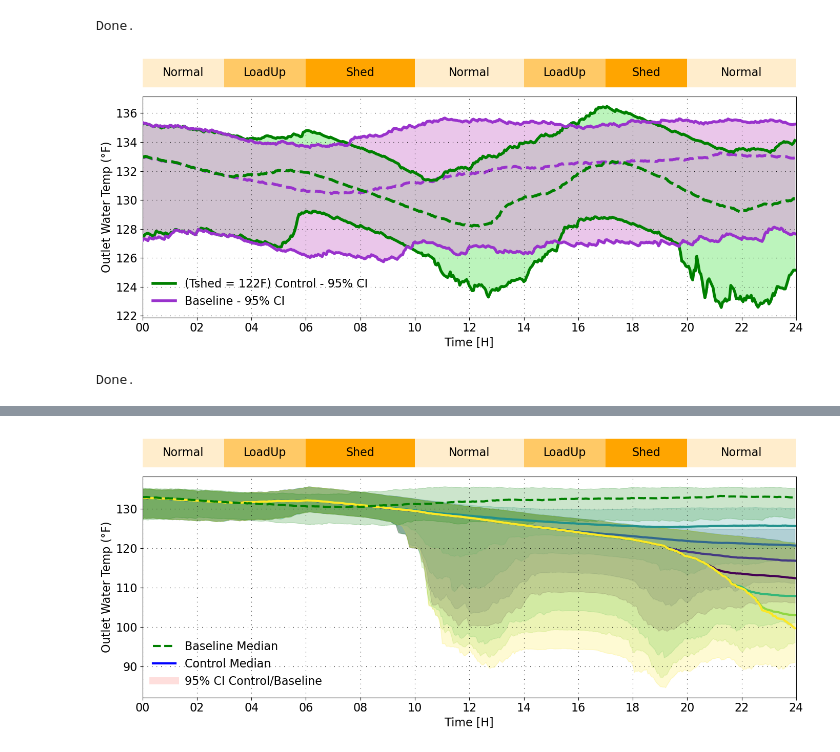
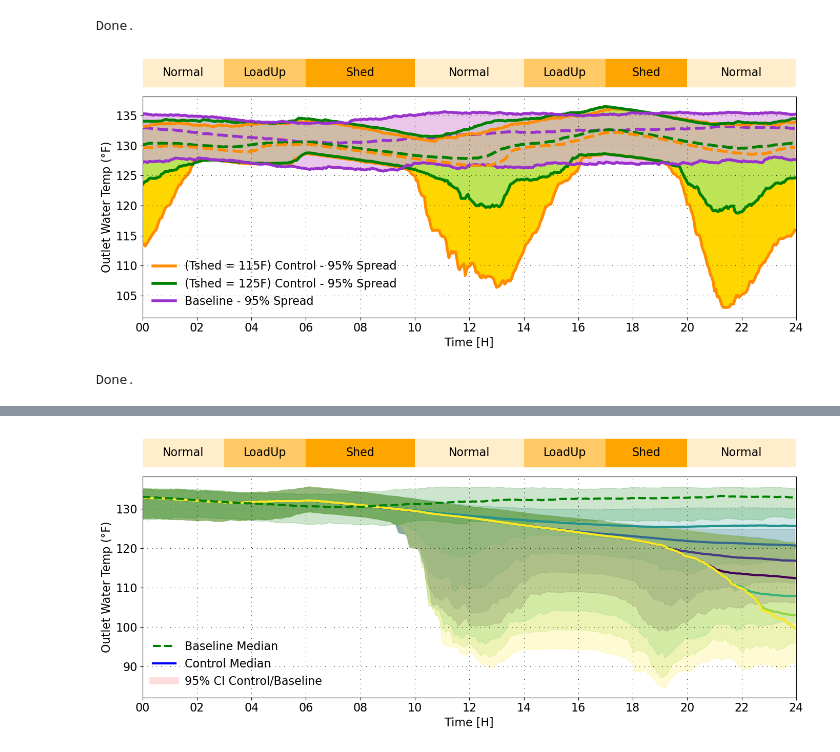
Before and after one commit to PortlandStatePowerLab/OCHRE_Run_Scripts, a Jupyter notebook: X2_PlotViolin.ipynb, the cells around one changed output, grey strips where cells are left out. Cells and saved outputs as stored; diff of their text form; code cells hidden in the pictures.

```diff
--- a/X2_PlotViolin.ipynb
+++ b/X2_PlotViolin.ipynb
@@ -627,8 +627,8 @@ import os
 A = 16
 
 BASELINE_PARQUET = r"C:\Users\danap\OCHRE_Working\180113_1_3_BaselineLoad_Control.parquet"
-CONTROL_PARQUET  = r"C:\Users\danap\OCHRE_Working\180113_1_3_EnergyShed122_Control.parquet"
-CONTROL_PARQUET2 = r"C:\Users\danap\OCHRE_Working\180113_1_3_EnergyShed122_Control.parquet"
+CONTROL_PARQUET  = r"C:\Users\danap\OCHRE_Working\180113_1_3_EnergyShed_115_Control.parquet"
+CONTROL_PARQUET2 = r"C:\Users\danap\OCHRE_Working\180113_1_3_EnergyShed_125_Control.parquet"
 
 TIME_COL = "Time"
 HOME_COL = "Home"
@@ -662,23 +662,56 @@ def compute_time_series_percentiles(filepath, label):
     df_ts['Dataset'] = label
     return df_ts
 
-def compute_time_series_percentilesDB(filepath, label, deadband_F=None):
-    """Compute per-time 2.5th / 97.5th percentile and median across homes.
-       Optionally filter values outside a deadband (data-driven center)."""
+# def compute_time_series_percentilesDB(filepath, label, deadband_F=None):
+#     """Compute per-time 2.5th / 97.5th percentile and median across homes.
+#        Optionally filter values outside a deadband (data-driven center)."""
+
+#     df = pd.read_parquet(filepath)
+#     df[TIME_COL] = pd.to_datetime(df[TIME_COL])
+#     df[TEMP_COL_F] = df[TEMP_COL_C] * 9/5 + 32
+#     df['Dataset'] = label
+
+#     # Apply deadband filtering ONLY if requested
+#     if deadband_F is not None:
+#         center = df[TEMP_COL_F].median()
+#         low = center - deadband_F
+#         high = center + deadband_F
+#         df = df[(df[TEMP_COL_F] >= low) & (df[TEMP_COL_F] <= high)]
+
+#     # Per-time aggregation (unchanged)
+#     df_ts = df.groupby(TIME_COL)[TEMP_COL_F].agg(
+#         P2_5=lambda x: np.percentile(x, 2.5) if len(x) else np.nan,
+#         P97_5=lambda x: np.percentile(x, 97.5) if len(x) else np.nan,
+#         Median='median'
+#     ).reset_index()
+
+#     df_ts['Dataset'] = label
+#     return df_ts
+
+def compute_time_series_percentilesDB(filepath, label, deadband=None):
+    """
+    Compute per-time 2.5th / 97.5th percentile and median across homes.
+    Optionally filter data by a discrete deadband setpoint.
+
+    Args:
+        filepath (str): Path to parquet file.
+        label (str): Dataset label to include in output.
+        deadband (int/float, optional): If provided, selects rows where df['Deadband'] == deadband.
+
+    Returns:
+        pd.DataFrame: Columns ['TIME_COL', 'P2_5', 'P97_5', 'Median', 'Dataset']
+    """
 
     df = pd.read_parquet(filepath)
     df[TIME_COL] = pd.to_datetime(df[TIME_COL])
     df[TEMP_COL_F] = df[TEMP_COL_C] * 9/5 + 32
     df['Dataset'] = label
 
-    # Apply deadband filtering ONLY if requested
-    if deadband_F is not None:
-        center = df[TEMP_COL_F].median()
-        low = center - deadband_F
-        high = center + deadband_F
-        df = df[(df[TEMP_COL_F] >= low) & (df[TEMP_COL_F] <= high)]
+    # Filter by discrete deadband setpoint if requested
+    if deadband is not None and "Deadband" in df.columns:
+        df = df[df["Deadband"] == deadband]
 
-    # Per-time aggregation (unchanged)
+    # Compute per-time summary statistics
     df_ts = df.groupby(TIME_COL)[TEMP_COL_F].agg(
         P2_5=lambda x: np.percentile(x, 2.5) if len(x) else np.nan,
         P97_5=lambda x: np.percentile(x, 97.5) if len(x) else np.nan,
@@ -687,6 +720,7 @@ def compute_time_series_percentilesDB(filepath, label, deadband_F=None):
 
     df_ts['Dataset'] = label
     return df_ts
+
 
 
 
@@ -724,39 +758,20 @@ ax_bar.axis('off')
 ax_bar.set_xlim(0, sum(period_lengths))
 
 # ----------------- PLOT CONTROL AND BASELINE CURVES -----------------
-# # Control percentiles
-# ax_ts.plot(hours_ctrl, df_ctrl_ts['P2_5'], linestyle='-', color='xkcd:blue', label='(Tshed = 125F) Control - 95% CI', zorder=5, linewidth=3)
-# ax_ts.plot(hours_ctrl, df_ctrl_ts['P97_5'], linestyle='-', color='xkcd:blue', zorder=5, linewidth=3)
-# ax_ts.fill_between(hours_ctrl, df_ctrl_ts['P2_5'], df_ctrl_ts['P97_5'], color='xkcd:lightblue', alpha=0.3)
-# ax_ts.plot(hours_ctrl, df_ctrl_ts['Median'], linestyle='--', color='blue', zorder=10, linewidth=3)
-
-# # Control2 percentiles
-# ax_ts.plot(hours_ctrl2, df_ctrl2_ts['P2_5'], linestyle='-', color='xkcd:green', label='(Tshed = 105F) Control - 95% CI', zorder=5, linewidth=3)
-# ax_ts.plot(hours_ctrl2, df_ctrl2_ts['P97_5'], linestyle='-', color='xkcd:green', zorder=5, linewidth=3)
-# ax_ts.fill_between(hours_ctrl2, df_ctrl2_ts['P2_5'], df_ctrl2_ts['P97_5'], color='xkcd:lightgreen', alpha=0.3)
-# ax_ts.plot(hours_ctrl2, df_ctrl2_ts['Median'], linestyle='--', color='green', zorder=10, linewidth=3)
-
-# # Baseline percentiles
-# ax_ts.plot(hours_base, df_base_ts['P2_5'], linestyle='-', color='xkcd:red', label='Baseline - 95% CI', zorder=10, linewidth=3)
-# ax_ts.plot(hours_base, df_base_ts['P97_5'], linestyle='-', color='xkcd:red', zorder=10, linewidth=3)
-# ax_ts.fill_between(hours_base, df_base_ts['P2_5'], df_base_ts['P97_5'], color='xkcd:coral', alpha=0.2)
-# ax_ts.plot(hours_base, df_base_ts['Median'], linestyle='--', color='xkcd:red',  zorder=15, linewidth=3)
-
-
-# # Control percentiles
-# ax_ts.plot(hours_ctrl, df_ctrl_ts['P2_5'], linestyle='-', color='darkorange', label='(Tshed = 125F) Control - 95% CI', zorder=5, linewidth=4)
-# ax_ts.plot(hours_ctrl, df_ctrl_ts['P97_5'], linestyle='-', color='darkorange', zorder=5, linewidth=4)
-# ax_ts.fill_between(hours_ctrl, df_ctrl_ts['P2_5'], df_ctrl_ts['P97_5'], color='gold', alpha=1)
-# ax_ts.plot(hours_ctrl, df_ctrl_ts['Median'], linestyle='--', color='darkorange', zorder=100, linewidth=4)
+# Control percentiles
+ax_ts.plot(hours_ctrl, df_ctrl_ts['P2_5'], linestyle='-', color='darkorange', label='(Tshed = 115F) Control - 95% Spread', zorder=5, linewidth=4)
+ax_ts.plot(hours_ctrl, df_ctrl_ts['P97_5'], linestyle='-', color='darkorange', zorder=5, linewidth=4)
+ax_ts.fill_between(hours_ctrl, df_ctrl_ts['P2_5'], df_ctrl_ts['P97_5'], color='gold', alpha=1)
+ax_ts.plot(hours_ctrl, df_ctrl_ts['Median'], linestyle='--', color='darkorange', zorder=100, linewidth=4)
 
 # Control2 percentiles
-ax_ts.plot(hours_ctrl2, df_ctrl2_ts['P2_5'], linestyle='-', color='green', label='(Tshed = 122F) Control - 95% CI', zorder=5, linewidth=4)
+ax_ts.plot(hours_ctrl2, df_ctrl2_ts['P2_5'], linestyle='-', color='green', label='(Tshed = 125F) Control - 95% Spread', zorder=5, linewidth=4)
 ax_ts.plot(hours_ctrl2, df_ctrl2_ts['P97_5'], linestyle='-', color='green', zorder=5, linewidth=4)
 ax_ts.fill_between(hours_ctrl2, df_ctrl2_ts['P2_5'], df_ctrl2_ts['P97_5'], color='lightgreen', alpha=0.6)
 ax_ts.plot(hours_ctrl2, df_ctrl2_ts['Median'], linestyle='--', color='green', zorder=10, linewidth=4)
 
 # Baseline percentiles
-ax_ts.plot(hours_base, df_base_ts['P2_5'], linestyle='-', color='darkorchid', label='Baseline - 95% CI', zorder=10, linewidth=4)
+ax_ts.plot(hours_base, df_base_ts['P2_5'], linestyle='-', color='darkorchid', label='Baseline - 95% Spread', zorder=10, linewidth=4)
 ax_ts.plot(hours_base, df_base_ts['P97_5'], linestyle='-', color='darkorchid', zorder=10, linewidth=4)
 ax_ts.fill_between(hours_base, df_base_ts['P2_5'], df_base_ts['P97_5'], color='plum', alpha=0.6)
 ax_ts.plot(hours_base, df_base_ts['Median'], linestyle='--', color='darkorchid',  zorder=1, linewidth=4)
@@ -765,33 +780,33 @@ ax_ts.plot(hours_base, df_base_ts['Median'], linestyle='--', color='darkorchid',
 # ----------------- AXES FORMATTING -----------------
 ax_ts.set_xlim(0,24)
 ax_ts.set_xticks(range(0,25,2))
 ax_ts.set_xticklabels([f"{h:02d}" for h in range(0,25,2)], fontsize=A)
 ax_ts.set_ylabel("Outlet Water Temp (°F)", fontsize=A)
 ax_ts.set_xlabel("Time [H]", fontsize=A)
 ax_ts.tick_params(axis='y', labelsize=A)
 ax_ts.grid(True, linestyle=(0,(1,7)), color='black', linewidth=0.8)
 ax_ts.legend(
     fontsize=A,
     loc='lower left',        # anchor point of the legend
     bbox_to_anchor=(0.0, 0),  # x, y offset in axes fraction
     frameon=False
 )
 
 from matplotlib.ticker import FuncFormatter
 
 # After plotting, but before plt.show():
 ax_ts.yaxis.set_major_formatter(FuncFormatter(lambda y, _: f'{int(y)}'))
 
 plt.tight_layout()
 
 
 # ----------------- SAVE -----------------
-FILENAME = "180113_1_3_EnergyShed122_95CI.pdf"
+FILENAME = "180113_1_3_EnergyShed125115_10DB_95CI.pdf"
 filepath = os.path.join(RESULTS_DIR, FILENAME)
 # plt.savefig(filepath, format='pdf', bbox_inches='tight', pad_inches=0)
 
 plt.show()
 print("Done.")
 # %% [output]
-[figure, old version]
+[figure, new version]
 Done.
```
Also changed, not shown: parts of 1 cell of this notebook, 6 other files.
